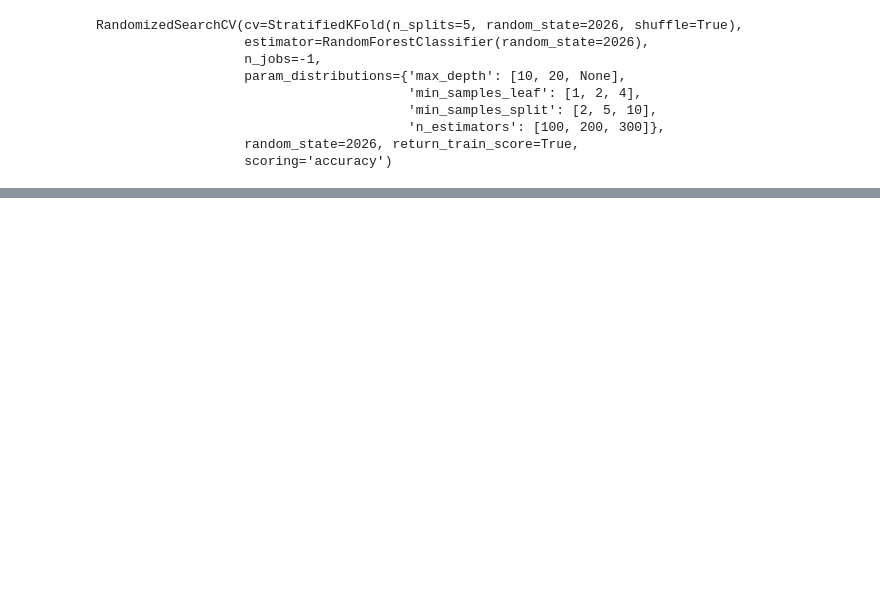
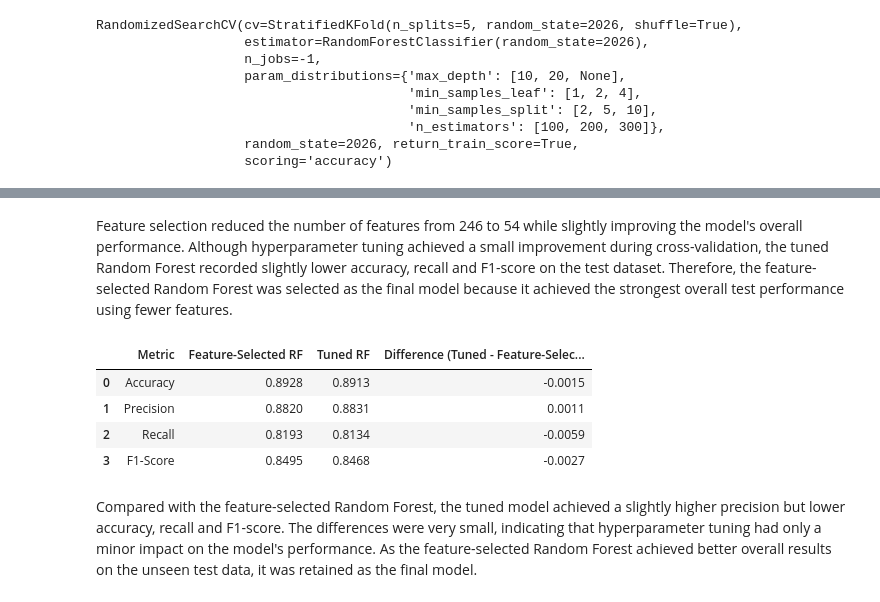
Before and after one commit to yixqinggg/mldp_hotel_booking_prediction, a Jupyter notebook: hotel_booking_cancellation_prediction.ipynb, the cells around one changed output, grey strips where cells are left out. Saved outputs shown, nothing was run; the diff lists cells and outputs as text; code cells hidden in the pictures; blank space fills up the shorter version.

```diff
--- a/hotel_booking_cancellation_prediction.ipynb
+++ b/hotel_booking_cancellation_prediction.ipynb
@@ -1309,9 +1334,9 @@ cv_comparison.round(4)
 # %%
-# retrieve the best tuned Random Forest model
-best_rf = random_search.best_estimator_
+# retrieve the Random Forest with the best parameter combination
+tuned_rf = random_search.best_estimator_
 
-# generate predictions on the test dataset
-best_rf_pred = best_rf.predict(
+# generate predictions using the unseen test data
+tuned_rf_pred = tuned_rf.predict(
     X_test_selected
 )
 # %%
@@ -1446,0 +1500,39 @@ rf_comparison.round(4)
+# %% [markdown]
+Feature selection reduced the number of features from 246 to 54 while slightly improving the model's overall performance. Although hyperparameter tuning achieved a small improvement during cross-validation, the tuned Random Forest recorded slightly lower accuracy, recall and F1-score on the test dataset. Therefore, the feature-selected Random Forest was selected as the final model because it achieved the strongest overall test performance using fewer features.
+# %%
+# compare the tuned model directly with the feature-selected model
+tuning_impact = pd.DataFrame({
+    "Metric": [
+        "Accuracy",
+        "Precision",
+        "Recall",
+        "F1-Score"
+    ],
+    "Feature-Selected RF": [
+        rf_selected_accuracy,
+        rf_selected_precision,
+        rf_selected_recall,
+        rf_selected_f1
+    ],
+    "Tuned RF": [
+        tuned_rf_accuracy,
+        tuned_rf_precision,
+        tuned_rf_recall,
+        tuned_rf_f1
+    ]
+})
+
+tuning_impact["Difference (Tuned - Feature-Selected) "] = (
+    tuning_impact["Tuned RF"]
+    - tuning_impact["Feature-Selected RF"]
+)
+
+tuning_impact.round(4)
+# %% [output]
+|  | Metric | Feature-Selected RF | Tuned RF | Difference (Tuned - Feature-Selec... |
+| 0 | Accuracy | 0.8928 | 0.8913 | -0.0015 |
+| 1 | Precision | 0.8820 | 0.8831 | 0.0011 |
+| 2 | Recall | 0.8193 | 0.8134 | -0.0059 |
+| 3 | F1-Score | 0.8495 | 0.8468 | -0.0027 |
+# %% [markdown]
+Compared with the feature-selected Random Forest, the tuned model achieved a slightly higher precision but lower accuracy, recall and F1-score. The differences were very small, indicating that hyperparameter tuning had only a minor impact on the model's performance. As the feature-selected Random Forest achieved better overall results on the unseen test data, it was retained as the final model.
```
Also changed, not shown: parts of 16 cells of this notebook.
